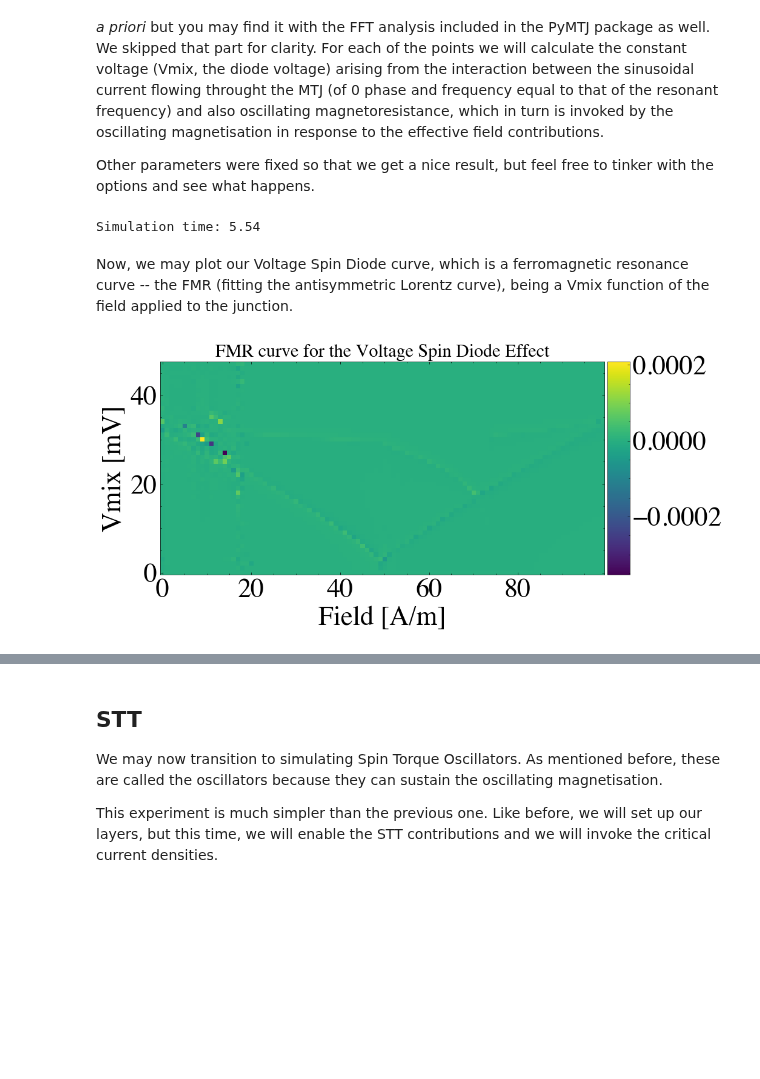
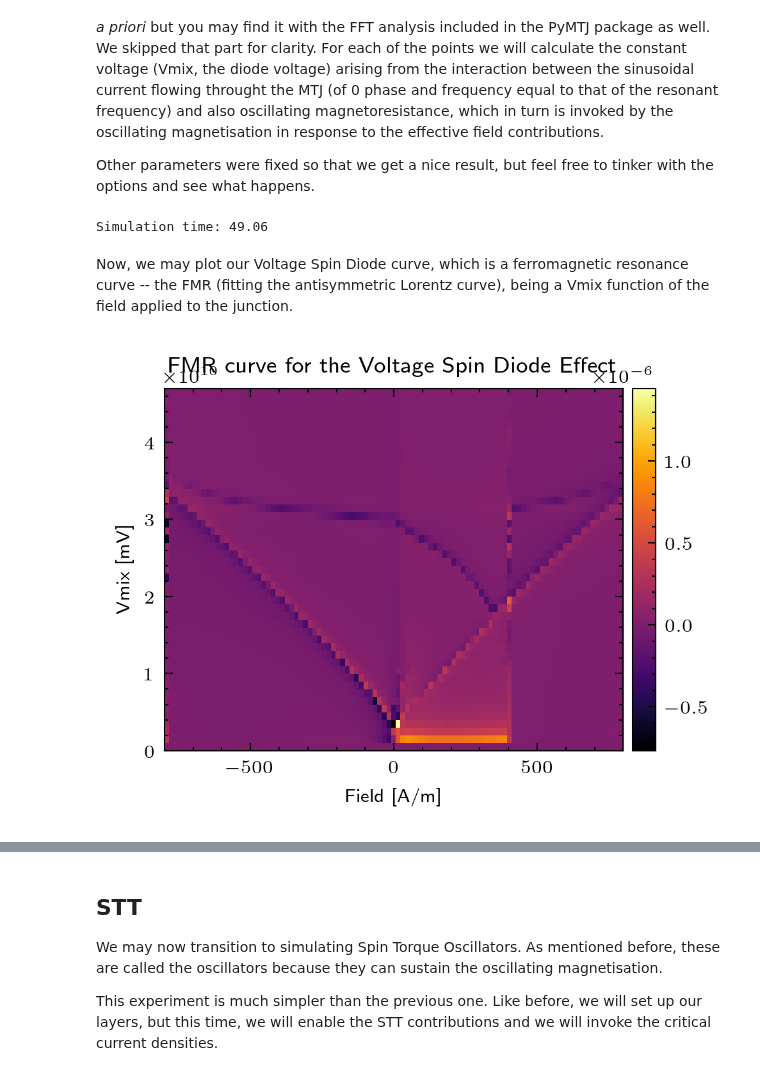
Before and after one commit to LemurPwned/cmtj, a Jupyter notebook: docs/CMTJBindingsTutorial.ipynb, the cells around one changed output, grey strips where cells are left out. Drawn from its saved outputs; the diff is of its cells as text; code cells hidden in the pictures; blank space fills up the shorter version.

```diff
--- a/docs/CMTJBindingsTutorial.ipynb
+++ b/docs/CMTJBindingsTutorial.ipynb
@@ -49,6 +48,9 @@ For each of the points we will calculate the constant voltage (Vmix, the diode v
 Other parameters were fixed so that we get a nice result, but feel free to tinker with the options and see what happens.
 # %%
 from collections import defaultdict
+from cmtj.utils import compute_sd
+from tqdm import tqdm
+import math
 
 data = defaultdict(list)
 TtoAm = 795774.715459  #
@@ -72,8 +74,7 @@ junction = Junction(layers=[cl1, cl2],
                     AMR_Y=[30 / 2, 30 / 2],
                     SMR_X=[0, 0],
                     SMR_Y=[0, 0],
-                    AHE=[0, 0],
-                    filename="")
+                    AHE=[0, 0])
 
 junction.setLayerAnisotropyDriver("free",
                                   ScalarDriver.getConstantDriver((305e3)))
@@ -87,7 +88,10 @@ frequencies = [1e9 * i for i in range(48)]
 mag_free = CVector(1, 1, 0)
 mag_bottom = CVector(1, 1, 0)
 VSD = []
-for frequency in frequencies:
+Iampl = 1e-3
+int_step = 1e-12
+
+for frequency in tqdm(frequencies):
     H_sweep = []
     for H in Hspace:
         junction.clearLog()
@@ -103,48 +107,46 @@ for frequency in frequencies:
             NullDriver())
         junction.setLayerExternalFieldDriver("all", HDriver)
         junction.setLayerOerstedFieldDriver("all", HoeDriver)
-        junction.runSimulation(4e-9, 4e-12, 4e-12)
+        junction.runSimulation(10e-9, int_step, int_step)
 
         mag_free = junction.getLayerMagnetisation("free")
         mag_bottom = junction.getLayerMagnetisation("bottom")
-        vmix = compute_vsd(junction.getLog(), frequency=frequency)
+        log = junction.getLog()
+        dynamicI = Iampl * np.sin(
+            2 * math.pi * frequency * np.asarray(log['time']))
+        vmix = compute_sd(log["Rx"], dynamicI, int_step)
+
         H_sweep.append(vmix)
     VSD.append(H_sweep)
 
 end = time.time()
 print(f"Simulation time: {end-start:.2f}")
 # %% [output]
-Simulation time: 5.54
+Simulation time: 49.06
 # %% [markdown]
 Now, we may plot our Voltage Spin Diode curve, which is a ferromagnetic resonance curve -- the FMR (fitting the antisymmetric Lorentz curve), being a Vmix function of the field applied to the junction.
 # %%
 from mpl_toolkits.axes_grid1 import make_axes_locatable
 import matplotlib.pyplot as plt
 import numpy as np
-
-plt.style.use('default')
-fsize= 32
+from cmtj.utils import Filters
 
 VSD = np.asarray(VSD, dtype=np.float32)
-plt.rcParams['figure.figsize'] = [10, 6]
-plt.rc('font', family='serif', serif='Times', size=18)
-plt.rc('text', usetex=False)
-plt.rc('xtick', labelsize=fsize)
-plt.rc('ytick', labelsize=fsize)
 
-plt.rc('axes', labelsize=fsize)
-
-plt.rc('mathtext',**{'default':'regular'})
-
-with plt.style.context(['science', 'no-latex']):
-    fig, ax = plt.subplots(figsize=(10, 10))
-    im = ax.imshow(VSD, origin='lower')
+with plt.style.context(['science', 'nature']):
+    fig, ax = plt.subplots(dpi=300)
+    im = ax.pcolor(
+        Hspace / 1e3,
+        frequencies,
+        Filters.detrend_axis(VSD, axis=1),
+        cmap='inferno',
+    )
     divider = make_axes_locatable(ax)
     cax = divider.append_axes('right', size='5%', pad=0.05)
     fig.colorbar(im, cax=cax, orientation='vertical')
     ax.set_xlabel("Field [A/m]")
     ax.set_ylabel("Vmix [mV]")
     ax.set_title("FMR curve for the Voltage Spin Diode Effect")
 plt.show()
 # %% [output]
-[figure, old version]
+[figure, new version]
```
Also changed, not shown: parts of 8 cells of this notebook, 4 other files.
